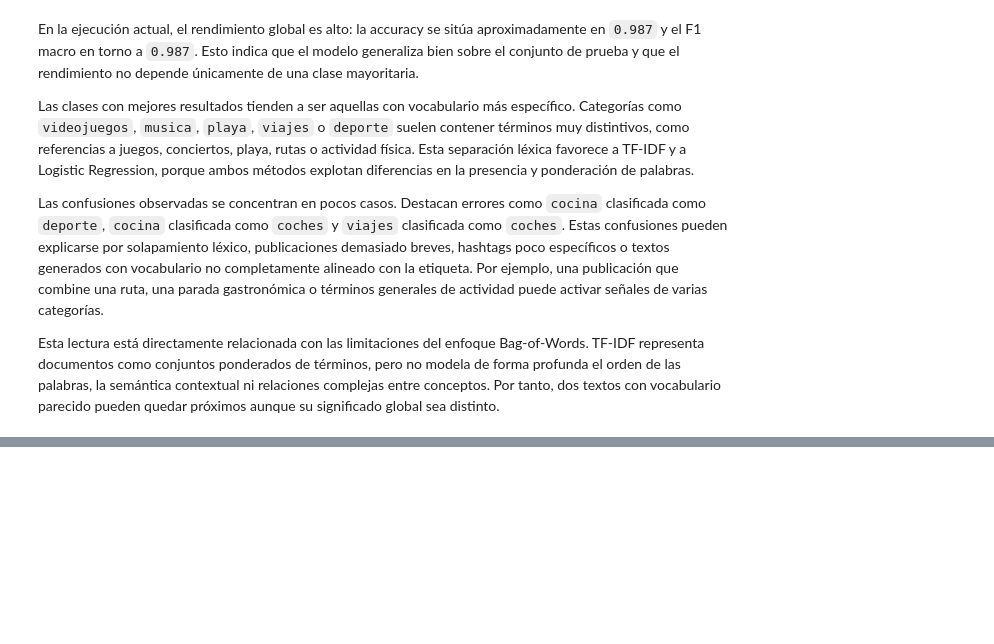
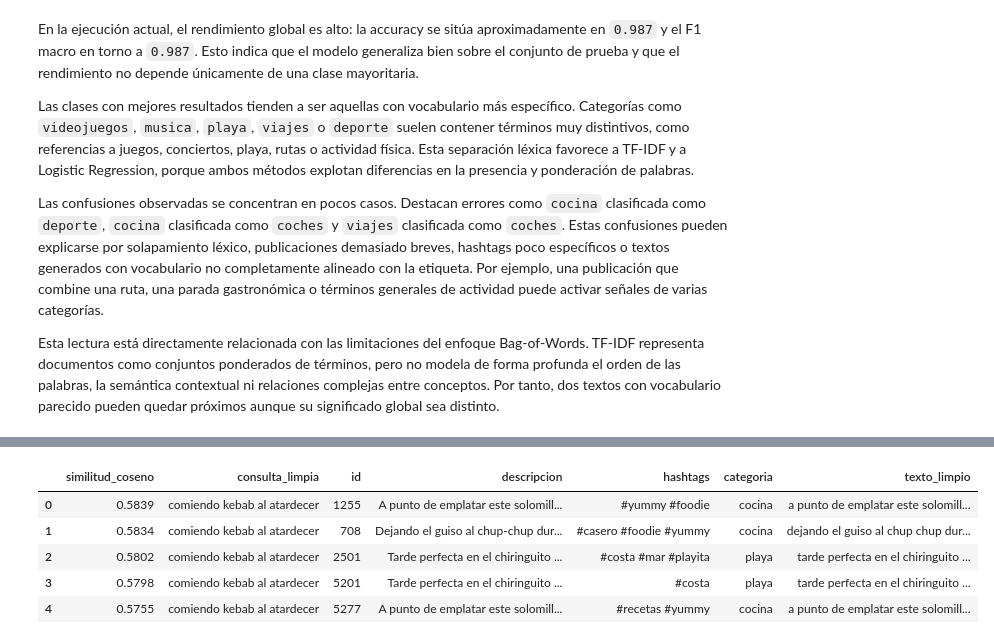
Before and after one commit to rafi412/Recomendacion-RRSS, a Jupyter notebook: 01_clasificacion_textual_supervisada.ipynb, the cells around one changed output, grey strips where cells are left out. Cells and saved outputs as stored; diff of their text form; code cells hidden in the pictures; blank space fills up the shorter version.

Commit message:
.venv eliminado Embeddings añadidos para clasificacion de posts

```diff
--- a/01_clasificacion_textual_supervisada.ipynb
+++ b/01_clasificacion_textual_supervisada.ipynb
@@ -585,0 +826,34 @@ Finalmente, este clasificador textual constituye una base sólida para una futur
+# %%
+def recomendar_posts_semanticos(texto_nuevo, top_k=5):
+    """Devuelve los posts mas similares a una consulta usando similitud coseno."""
+    texto_limpio_nuevo = preprocesar_texto(texto_nuevo)
+    embedding_consulta = generar_embeddings(
+        [texto_limpio_nuevo],
+        modelo_embeddings,
+        batch_size=1,
+        mostrar_progreso=False,
+    )
+
+    # cosine_similarity compara la orientacion de los vectores; no depende de la longitud absoluta del embedding.
+    similitudes = cosine_similarity(embedding_consulta, embeddings_posts).ravel()
+    top_indices = np.argsort(similitudes)[::-1][:top_k]
+
+    recomendaciones = df_modelo.iloc[top_indices][
+        ["id", "descripcion", "hashtags", "categoria", "texto_limpio"]
+    ].copy()
+    recomendaciones.insert(0, "similitud_coseno", similitudes[top_indices].round(4))
+    recomendaciones.insert(1, "consulta_limpia", texto_limpio_nuevo)
+    return recomendaciones.reset_index(drop=True)
+
+
+texto_nuevo = "Comiendo kebab al atardecer"
+recomendaciones = recomendar_posts_semanticos(texto_nuevo, top_k=5)
+
+display(recomendaciones)
+# %% [output]
+|  | similitud_coseno | consulta_limpia | id | descripcion | hashtags | categoria | texto_limpio |
+| 0 | 0.5839 | comiendo kebab al atardecer | 1255 | A punto de emplatar este solomill... | #yummy #foodie | cocina | a punto de emplatar este solomill... |
+| 1 | 0.5834 | comiendo kebab al atardecer | 708 | Dejando el guiso al chup-chup dur... | #casero #foodie #yummy | cocina | dejando el guiso al chup chup dur... |
+| 2 | 0.5802 | comiendo kebab al atardecer | 2501 | Tarde perfecta en el chiringuito ... | #costa #mar #playita | playa | tarde perfecta en el chiringuito ... |
+| 3 | 0.5798 | comiendo kebab al atardecer | 5201 | Tarde perfecta en el chiringuito ... | #costa | playa | tarde perfecta en el chiringuito ... |
+| 4 | 0.5755 | comiendo kebab al atardecer | 5277 | A punto de emplatar este solomill... | #recetas #yummy | cocina | a punto de emplatar este solomill... |
```
Also changed, not shown: parts of 34 cells of this notebook, 7 other files.
